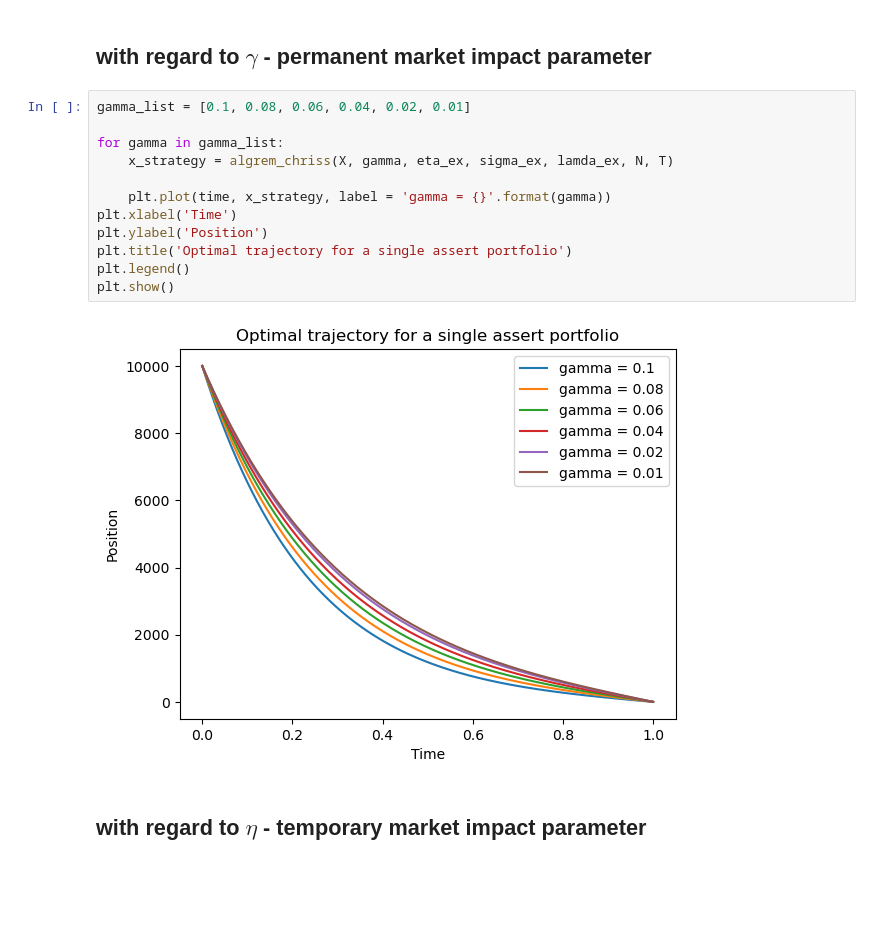
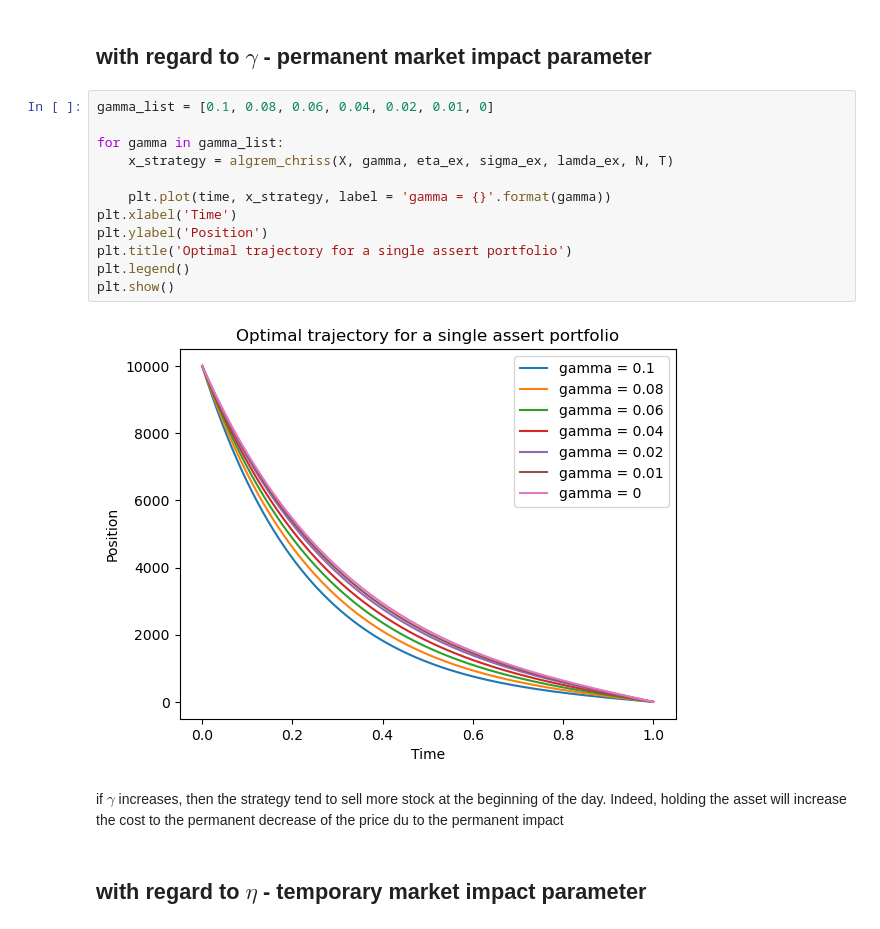
Before and after one commit to hedsto/optimal-strategies-trading, a Jupyter notebook: trading_strategyalmgren_chriss_algorithm.ipynb, the cells around one changed output. Cells and saved outputs as stored; diff of their text form; blank space fills up the shorter version.

```diff
--- a/trading_strategyalmgren_chriss_algorithm.ipynb
+++ b/trading_strategyalmgren_chriss_algorithm.ipynb
@@ -150,19 +150,21 @@ plt.show()
 # %% [markdown]
 ## with regard to $\gamma$ - permanent market impact parameter
 # %%
-gamma_list = [0.1, 0.08, 0.06, 0.04, 0.02, 0.01]
+gamma_list = [0.1, 0.08, 0.06, 0.04, 0.02, 0.01, 0]
 
 for gamma in gamma_list:
     x_strategy = algrem_chriss(X, gamma, eta_ex, sigma_ex, lamda_ex, N, T)
 
     plt.plot(time, x_strategy, label = 'gamma = {}'.format(gamma))
 plt.xlabel('Time')
 plt.ylabel('Position')
 plt.title('Optimal trajectory for a single assert portfolio')
 plt.legend()
 plt.show()
 # %% [output]
-[figure, old version]
+[figure, new version]
+# %% [markdown]
+if $\gamma$ increases, then the strategy tend to sell more stock at the beginning of the day. Indeed, holding the asset will increase the cost to the permanent decrease of the price du to the permanent impact
 # %% [markdown]
 ## with regard to $\eta$ - temporary market impact parameter
 # %%
```
Also changed, not shown: parts of 1 cell of this notebook.
